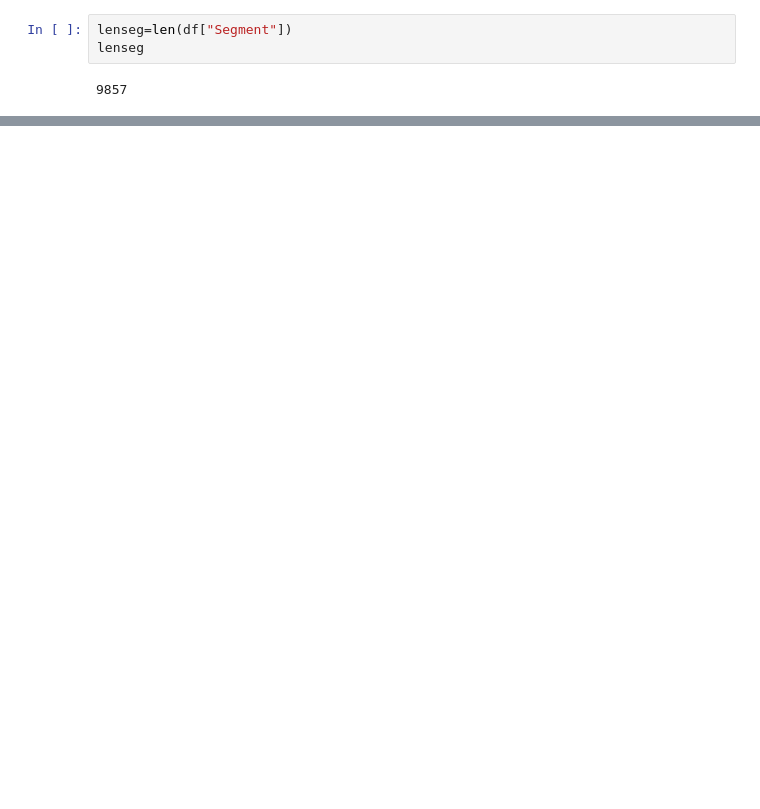
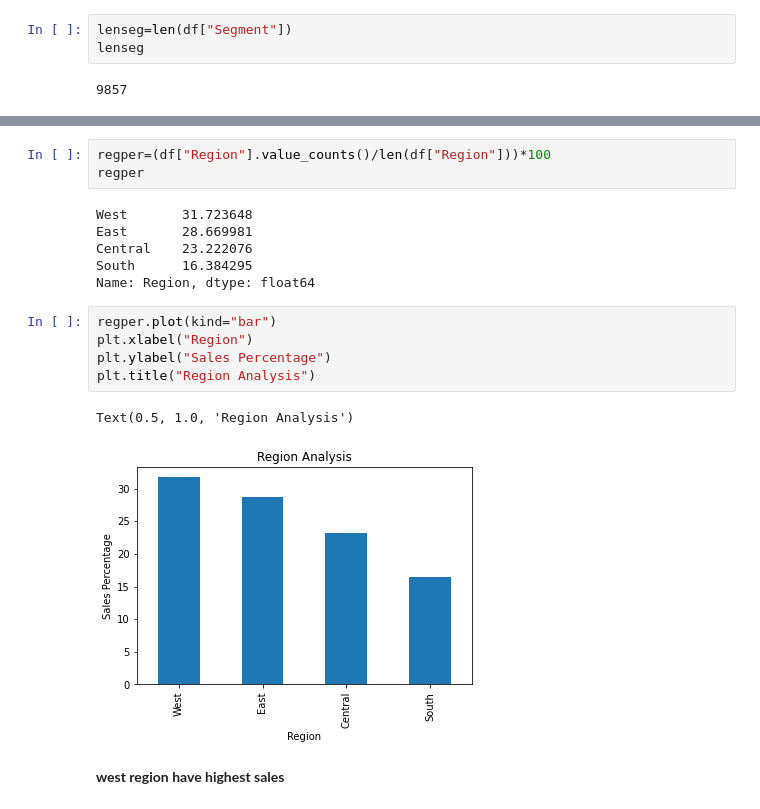
Before and after one commit to hetshah13/THE-SPARK-FOUNDATION-INTERNSHIP, a Jupyter notebook: Task3.ipynb, the cells around one changed output, grey strips where cells are left out. Cells and saved outputs as stored; diff of their text form; blank space fills up the shorter version.

```diff
--- a/Task3.ipynb
+++ b/Task3.ipynb
@@ -169,0 +231,19 @@ lenseg
+# %%
+regper=(df["Region"].value_counts()/len(df["Region"]))*100
+regper
+# %% [output]
+West       31.723648
+East       28.669981
+Central    23.222076
+South      16.384295
+Name: Region, dtype: float64
+# %%
+regper.plot(kind="bar")
+plt.xlabel("Region")
+plt.ylabel("Sales Percentage")
+plt.title("Region Analysis")
+# %% [output]
+Text(0.5, 1.0, 'Region Analysis')
+[figure, added]
+# %% [markdown]
+**west region have highest sales**
```
Also changed, not shown: parts of 18 cells of this notebook.
